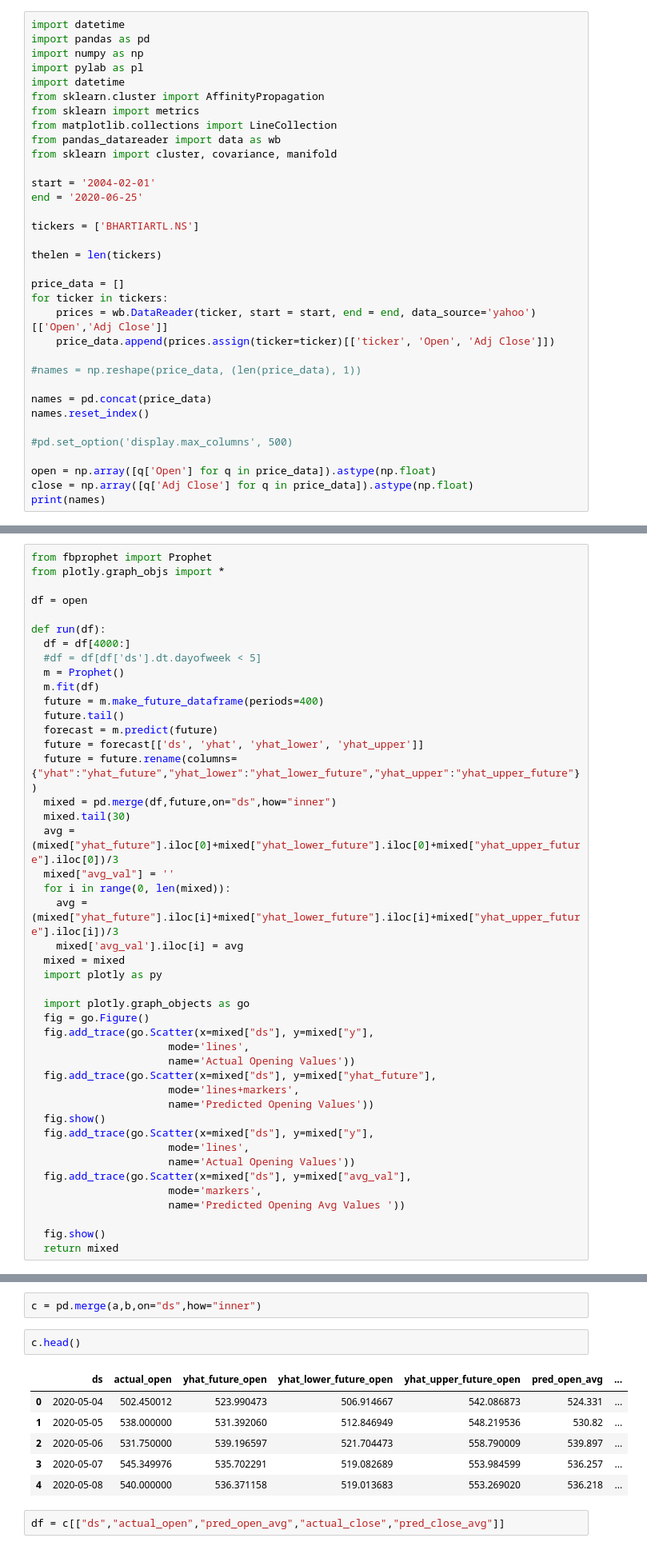
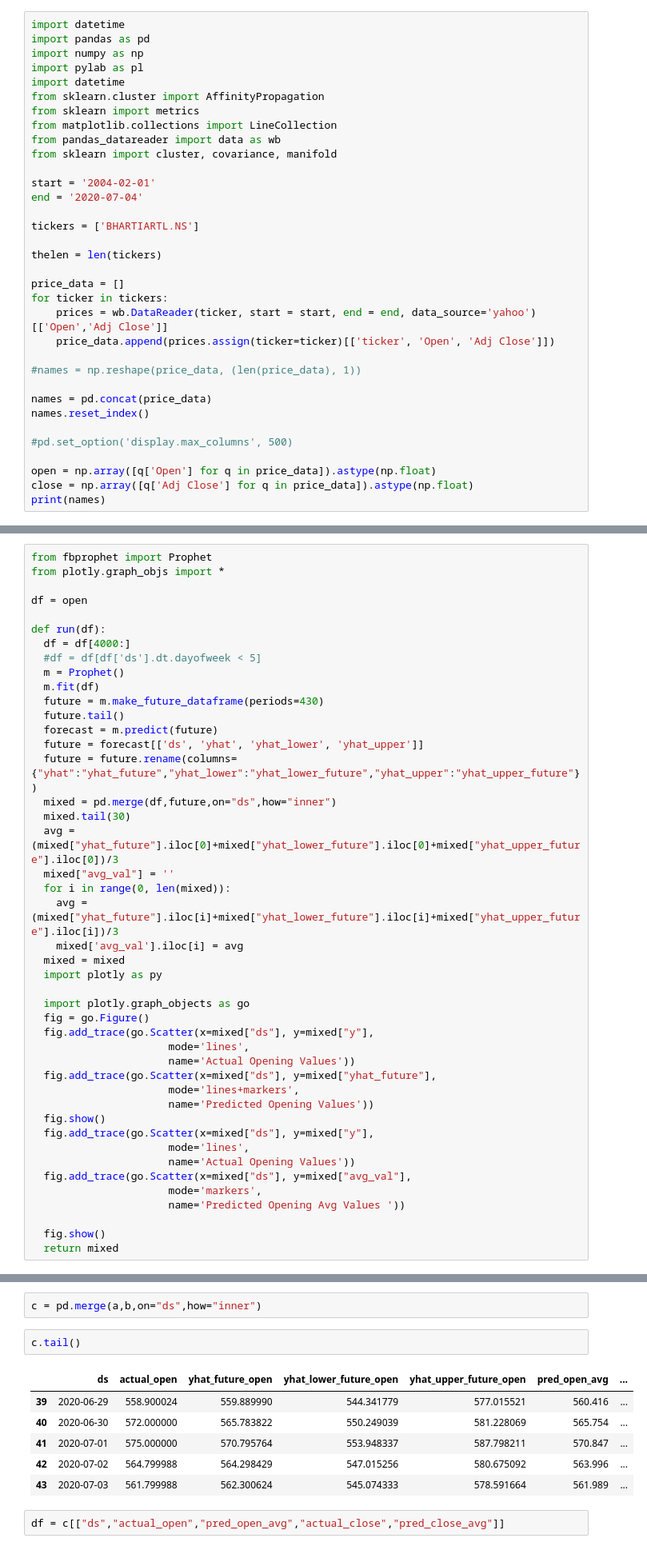
Before and after one commit to kiranbeethoju/Stock-Market-Forecast, a Jupyter notebook: stock_predictions_data.ipynb, the cells around one changed output, grey strips where cells are left out. Shown at 80% size. Drawn from its saved outputs; the diff is of its cells as text.

```diff
--- a/stock_predictions_data.ipynb
+++ b/stock_predictions_data.ipynb
@@ -13,7 +13,7 @@ from pandas_datareader import data as wb
 from sklearn import cluster, covariance, manifold
 
 start = '2004-02-01'
-end = '2020-06-25'
+end = '2020-07-04'
 
 tickers = ['BHARTIARTL.NS']
 
@@ -101,7 +101,7 @@ def run(df):
   #df = df[df['ds'].dt.dayofweek < 5]
   m = Prophet()
   m.fit(df)
-  future = m.make_future_dataframe(periods=400)
+  future = m.make_future_dataframe(periods=430)
   future.tail()
   forecast = m.predict(future)
   future = forecast[['ds', 'yhat', 'yhat_lower', 'yhat_upper']]
@@ -166,14 +186,14 @@ a.columns,b.columns
 # %%
 c = pd.merge(a,b,on="ds",how="inner")
 # %%
-c.head()
+c.tail()
 # %% [output]
 |  | ds | actual_open | yhat_future_open | yhat_lower_future_open | yhat_upper_future_open | pred_open_avg | ... |
-| 0 | 2020-05-04 | 502.450012 | 523.990473 | 506.914667 | 542.086873 | 524.331 | ... |
-| 1 | 2020-05-05 | 538.000000 | 531.392060 | 512.846949 | 548.219536 | 530.82 | ... |
-| 2 | 2020-05-06 | 531.750000 | 539.196597 | 521.704473 | 558.790009 | 539.897 | ... |
-| 3 | 2020-05-07 | 545.349976 | 535.702291 | 519.082689 | 553.984599 | 536.257 | ... |
-| 4 | 2020-05-08 | 540.000000 | 536.371158 | 519.013683 | 553.269020 | 536.218 | ... |
+| 39 | 2020-06-29 | 558.900024 | 559.889990 | 544.341779 | 577.015521 | 560.416 | ... |
+| 40 | 2020-06-30 | 572.000000 | 565.783822 | 550.249039 | 581.228069 | 565.754 | ... |
+| 41 | 2020-07-01 | 575.000000 | 570.795764 | 553.948337 | 587.798211 | 570.847 | ... |
+| 42 | 2020-07-02 | 564.799988 | 564.298429 | 547.015256 | 580.675092 | 563.996 | ... |
+| 43 | 2020-07-03 | 561.799988 | 562.300624 | 545.074333 | 578.591664 | 561.989 | ... |
 # %%
 df = c[["ds","actual_open","pred_open_avg","actual_close","pred_close_avg"]]
 # %%
```
Also changed, not shown: parts of 6 cells of this notebook.
